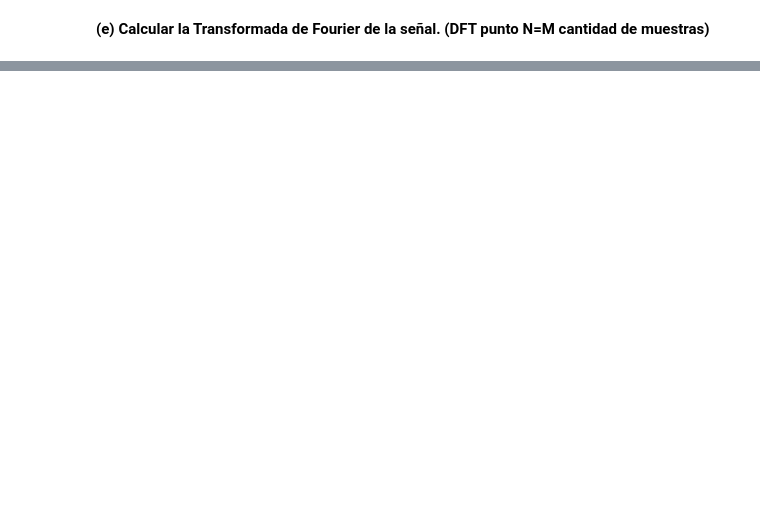
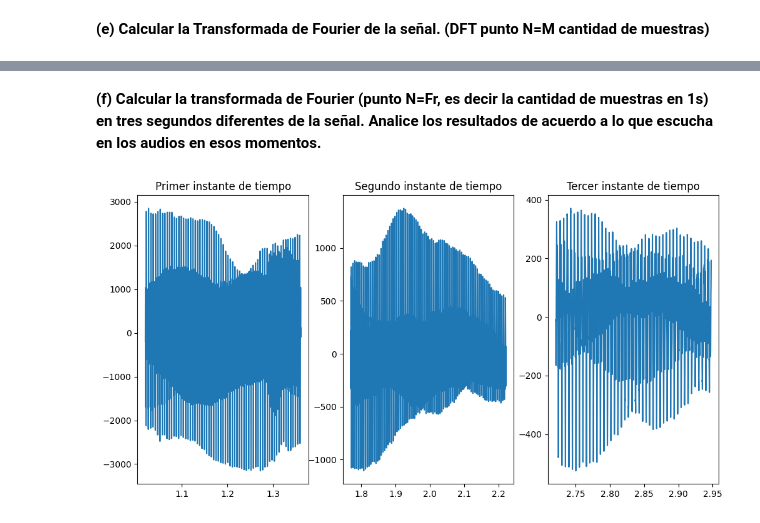
Before and after one commit to fdiezdev/procesamiento_senales, a Jupyter notebook: Tareas/T02.ipynb, the cells around one changed output, grey strips where cells are left out. Cells and saved outputs as stored; diff of their text form; code cells hidden in the pictures; blank space fills up the shorter version.

```diff
--- a/Tareas/T02.ipynb
+++ b/Tareas/T02.ipynb
@@ -104,0 +92,22 @@ MemoryError: Unable to allocate 1.51 TiB for an array with shape (455523, 455523
+# %% [markdown]
+**(f) Calcular la transformada de Fourier (punto N=Fr, es decir la cantidad de muestras  en 1s) en tres segundos diferentes de la señal. Analice los resultados de acuerdo a lo que escucha en los audios en esos momentos.**
+# %%
+plt.figure(figsize=(12,6))
+
+# Elegimos tres instantes de tiempo o segundos al azar
+# Transformada del primer segundo
+plt.subplot(131)
+plt.title("Primer instante de tiempo")
+plt.plot(t1[45000:60000], A1[45000:60000])
+# Transformada del septimo segundo
+plt.subplot(132)
+plt.title("Segundo instante de tiempo")
+plt.plot(t1[78000:98000], A1[78000:98000])
+
+plt.subplot(133)
+plt.title("Tercer instante de tiempo")
+plt.plot(t1[120000:130000], A1[120000:130000])
+
+plt.show()
+# %% [output]
+[figure, added]
```
Also changed, not shown: parts of 7 cells of this notebook.
